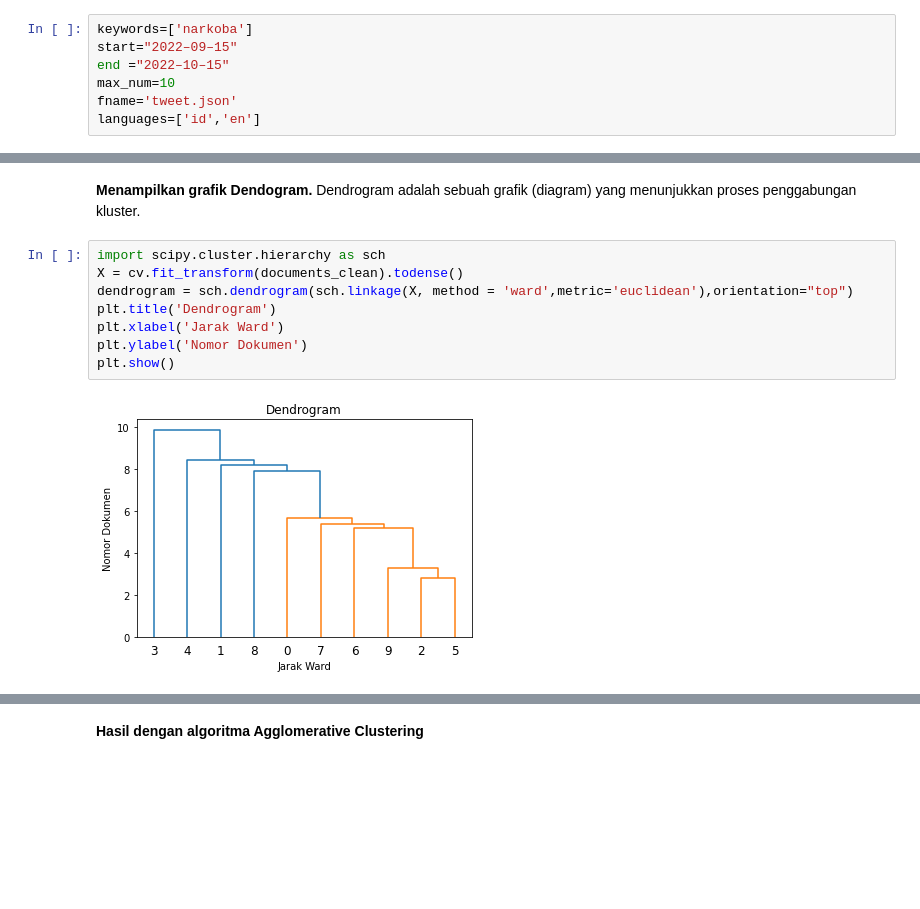
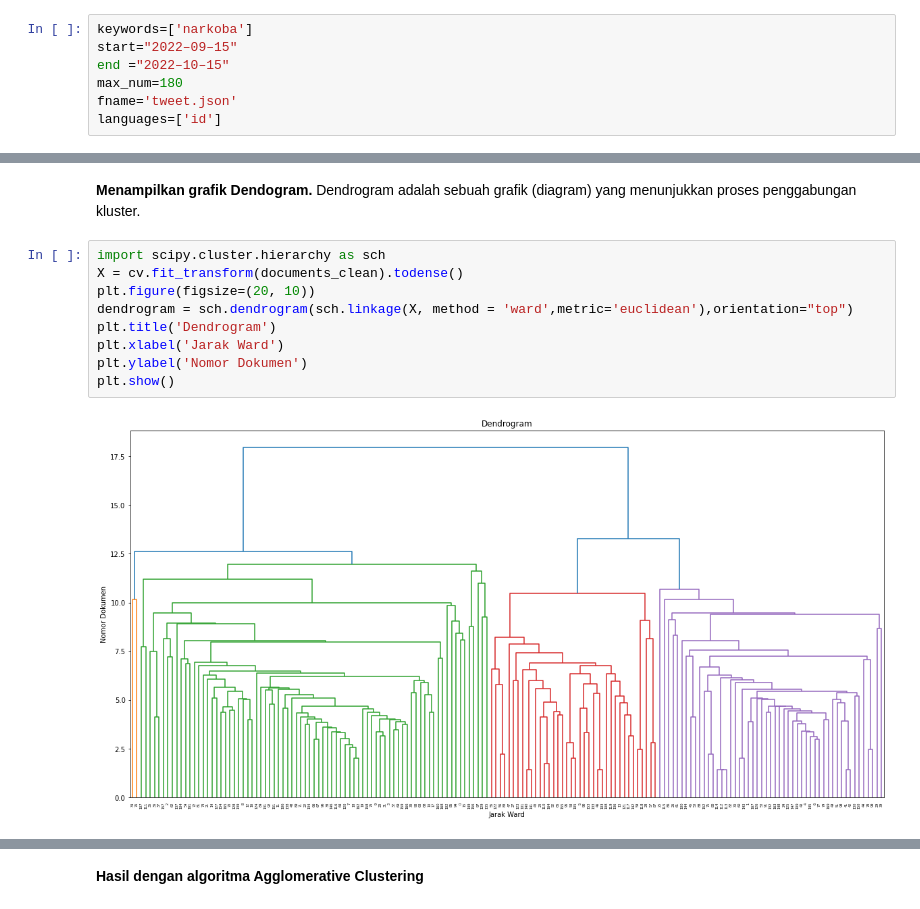
Before and after one commit to SelgiAgilsa/Tugas2-Clustering-Snsscrapetweet, a Jupyter notebook: Tugas_snsscrapetweet.ipynb, the cells around one changed output, grey strips where cells are left out. Saved outputs shown, nothing was run; the diff lists cells and outputs as text; blank space fills up the shorter version.

```diff
--- a/Tugas_snsscrapetweet.ipynb
+++ b/Tugas_snsscrapetweet.ipynb
@@ -39,9 +50,9 @@ from langdetect import detect
 keywords=['narkoba']
 start="2022–09–15"
 end ="2022–10–15"
-max_num=10
+max_num=180
 fname='tweet.json'
-languages=['id','en']
+languages=['id']
 # %% [markdown]
 **Import library Panda.**
 # %%
@@ -211,13 +229,14 @@ Cluster number : [1]
 # %%
 import scipy.cluster.hierarchy as sch
 X = cv.fit_transform(documents_clean).todense()
+plt.figure(figsize=(20, 10))
 dendrogram = sch.dendrogram(sch.linkage(X, method = 'ward',metric='euclidean'),orientation="top")
 plt.title('Dendrogram')
 plt.xlabel('Jarak Ward')
 plt.ylabel('Nomor Dokumen')
 plt.show()
 # %% [output]
-[figure, old version]
+[figure, new version]
 # %%
 import scipy.cluster.hierarchy as sch
 X = cv.fit_transform(documents_clean).todense()
```
Also changed, not shown: parts of 11 cells of this notebook.
